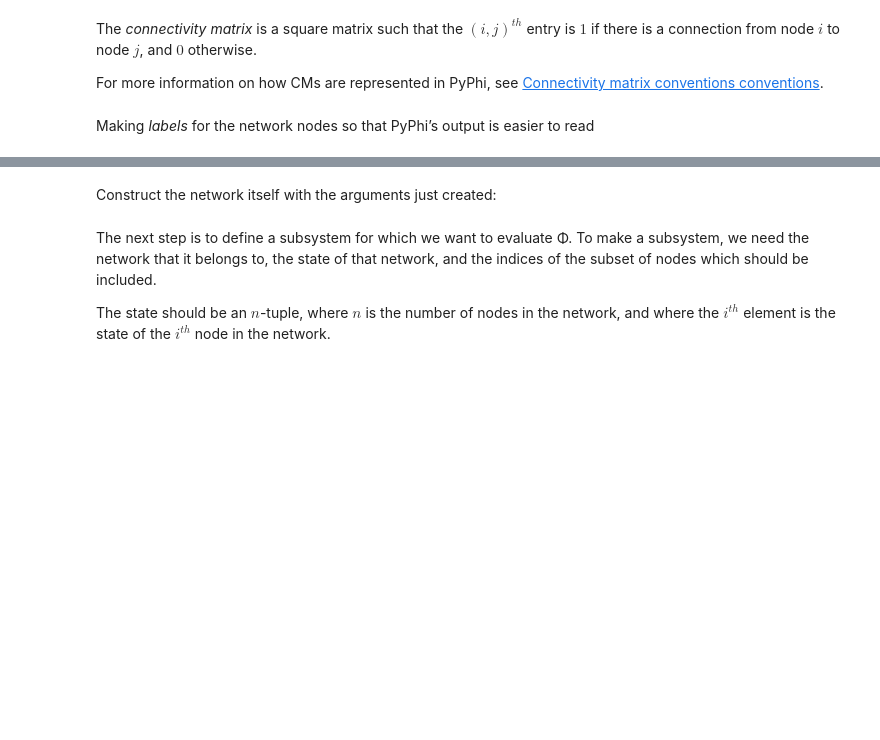
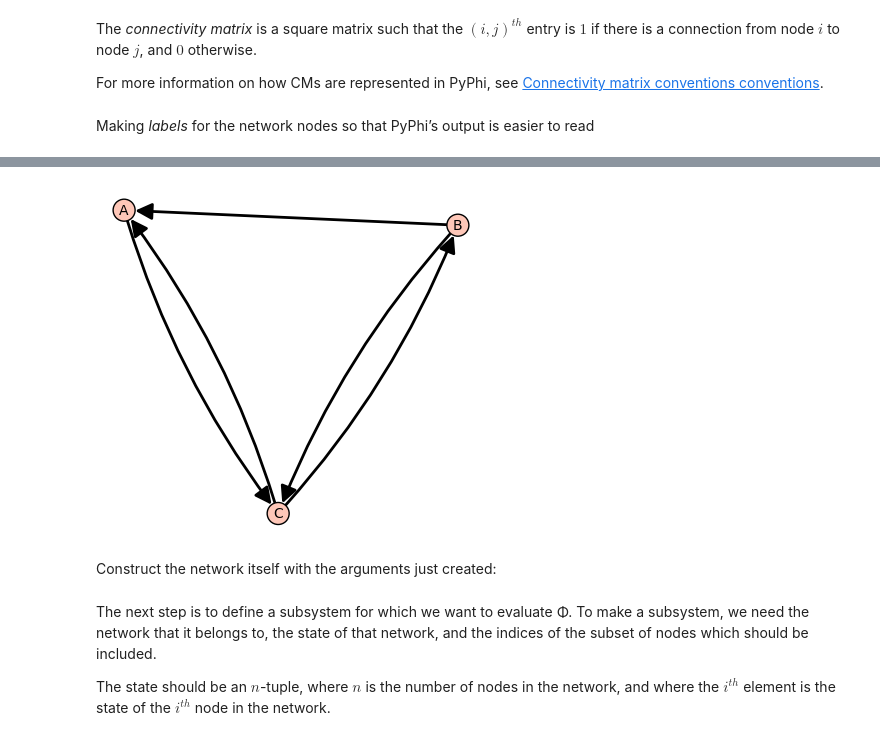
Before and after one commit to arvidl/consciousness-explore, a Jupyter notebook: code/PyPhi/01-basic-usage-sagemath.ipynb, the cells around one changed output, grey strips where cells are left out. Saved outputs shown, nothing was run; the diff lists cells and outputs as text; code cells hidden in the pictures; blank space fills up the shorter version.

```diff
--- a/code/PyPhi/01-basic-usage-sagemath.ipynb
+++ b/code/PyPhi/01-basic-usage-sagemath.ipynb
@@ -124,3 +160,8 @@ labels = ('A', 'B', 'C')
+# %%
+D = DiGraph({'A':['C'], 'B':['A','C'], 'C':['A', 'B']})
+D.show()
+# %% [output]
+[figure, added]
 # %% [markdown]
 Construct the network itself with the arguments just created:
 # %%
```
Also changed, not shown: parts of 6 cells of this notebook.
